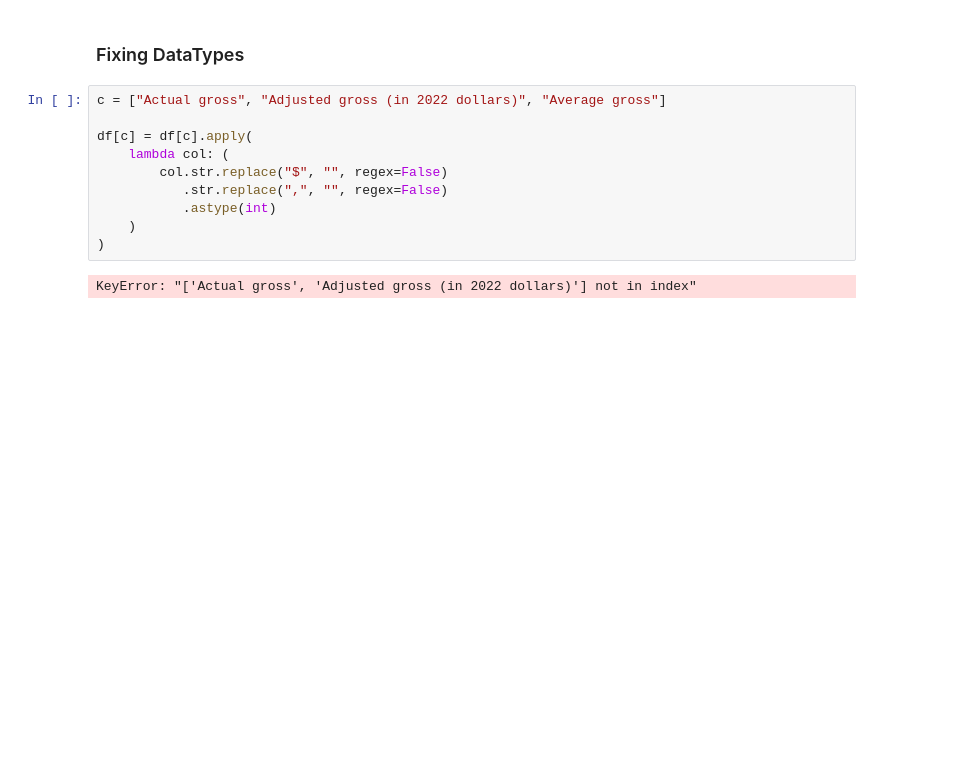
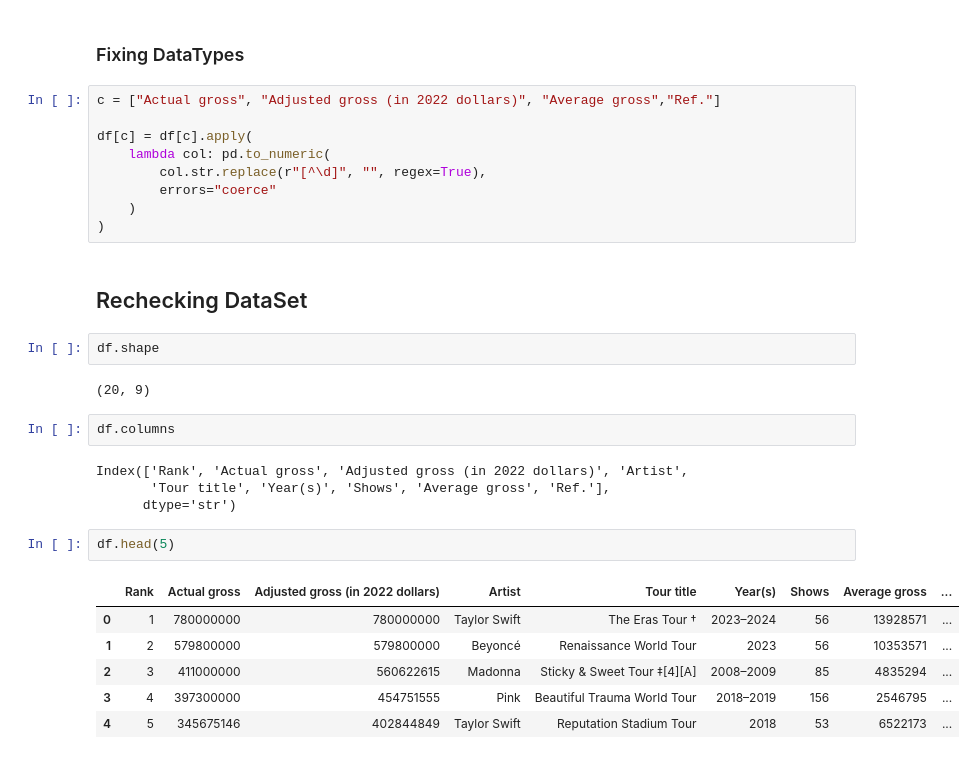
Before and after one commit to zaimapc2-max/Data_Cleaning_Pipeline, a Jupyter notebook: notebook/dcp_notebook.ipynb, the cells around one changed output. Saved outputs shown, nothing was run; the diff lists cells and outputs as text; blank space fills up the shorter version.

```diff
--- a/notebook/dcp_notebook.ipynb
+++ b/notebook/dcp_notebook.ipynb
@@ -113,14 +214,32 @@ for col in df.columns:
 # %% [markdown]
 ### Fixing DataTypes
 # %%
-c = ["Actual gross", "Adjusted gross (in 2022 dollars)", "Average gross"]
+c = ["Actual gross", "Adjusted gross (in 2022 dollars)", "Average gross","Ref."]
 
 df[c] = df[c].apply(
-    lambda col: (
-        col.str.replace("$", "", regex=False)
-           .str.replace(",", "", regex=False)
-           .astype(int)
+    lambda col: pd.to_numeric(
+        col.str.replace(r"[^\d]", "", regex=True),
+        errors="coerce"
     )
 )
-# %% [output]
-KeyError: "['Actual gross', 'Adjusted gross (in 2022 dollars)'] not in index"
+# %% [markdown]
+## Rechecking DataSet
+# %%
+df.shape
+# %% [output]
+(20, 9)
+# %%
+df.columns
+# %% [output]
+Index(['Rank', 'Actual gross', 'Adjusted gross (in 2022 dollars)', 'Artist',
+       'Tour title', 'Year(s)', 'Shows', 'Average gross', 'Ref.'],
+      dtype='str')
+# %%
+df.head(5)
+# %% [output]
+|  | Rank | Actual gross | Adjusted gross (in 2022 dollars) | Artist | Tour title | Year(s) | Shows | Average gross | ... |
+| 0 | 1 | 780000000 | 780000000 | Taylor Swift | The Eras Tour † | 2023–2024 | 56 | 13928571 | ... |
+| 1 | 2 | 579800000 | 579800000 | Beyoncé | Renaissance World Tour | 2023 | 56 | 10353571 | ... |
+| 2 | 3 | 411000000 | 560622615 | Madonna | Sticky & Sweet Tour ‡[4][A] | 2008–2009 | 85 | 4835294 | ... |
+| 3 | 4 | 397300000 | 454751555 | Pink | Beautiful Trauma World Tour | 2018–2019 | 156 | 2546795 | ... |
+| 4 | 5 | 345675146 | 402844849 | Taylor Swift | Reputation Stadium Tour | 2018 | 53 | 6522173 | ... |
```
Also changed, not shown: parts of 14 cells of this notebook.
